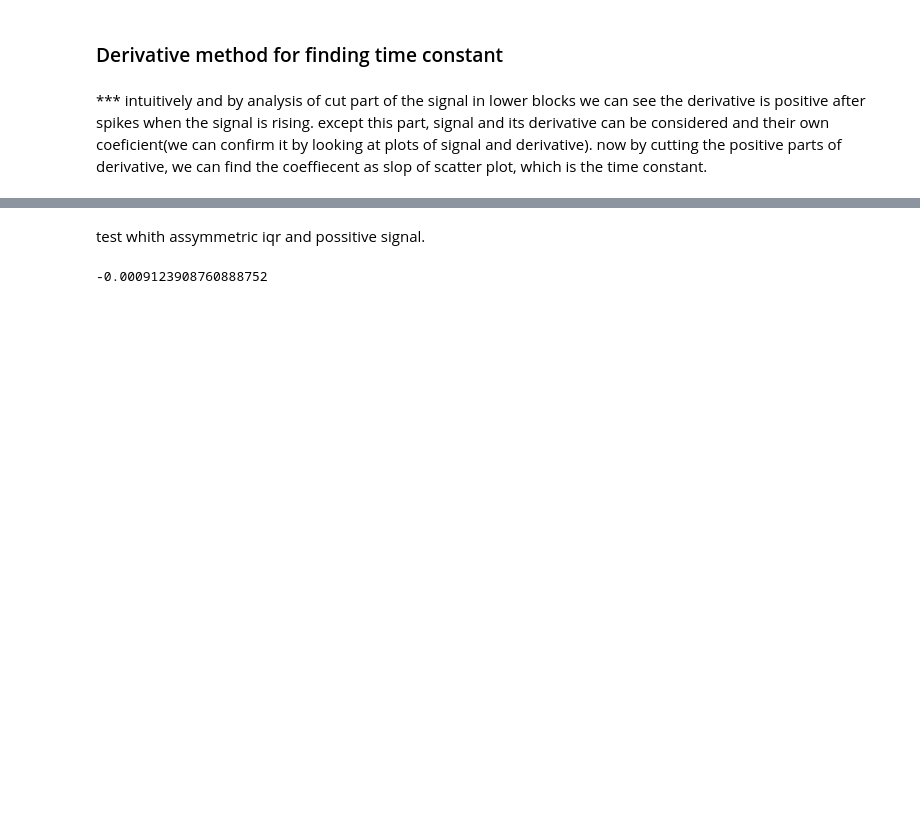
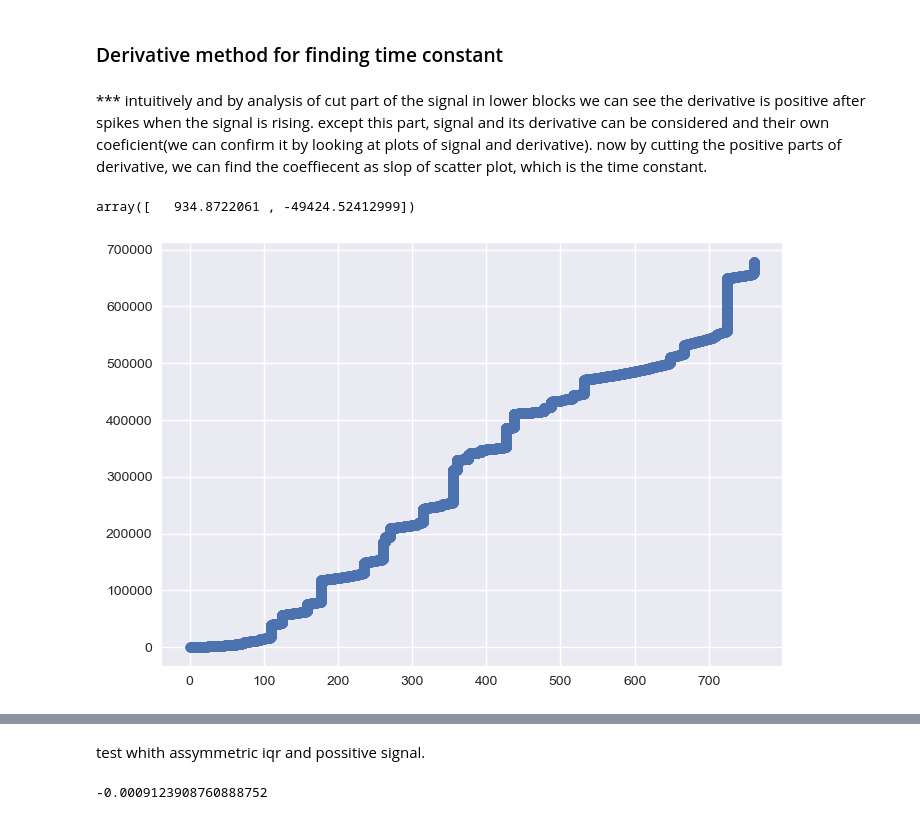
Before and after one commit to mjoudy/Calcium---AR, a Jupyter notebook: pre-processing-for-stefan.ipynb, the cells around one changed output, grey strips where cells are left out. Cells and saved outputs as stored; diff of their text form; code cells hidden in the pictures; blank space fills up the shorter version.

```diff
--- a/pre-processing-for-stefan.ipynb
+++ b/pre-processing-for-stefan.ipynb
@@ -504,6 +504,18 @@ spikes = spikes[500].astype(int)[1000:]
 #plt.eventplot(event_spikes, lineoffsets=20, linelengths=5, color='k')
 #plt.eventplot(spikes[500], lineoffsets=np.min(calcium_signal) - np.max(calcium_signal)/20, linelengths=np.max(calcium_signal)/20, color='k')
 #plt.scatter(range(0, len(spikes[500])), spikes[500])
+# %%
+cum_signal = np.cumsum(signal)
+cum_spikes = np.cumsum(spikes)
+
+slop = np.polyfit(cum_spikes, cum_signal, deg=1)
+
+plt.scatter(cum_spikes, cum_signal)
+
+slop
+# %% [output]
+array([   934.8722061 , -49424.52412999])
+[figure, added]
 # %%
 signal_cut, deriv_cut = kef.cut_spikes(spikes, signal, deriv)
 # %%
```
Also changed, not shown: parts of 7 cells of this notebook.
